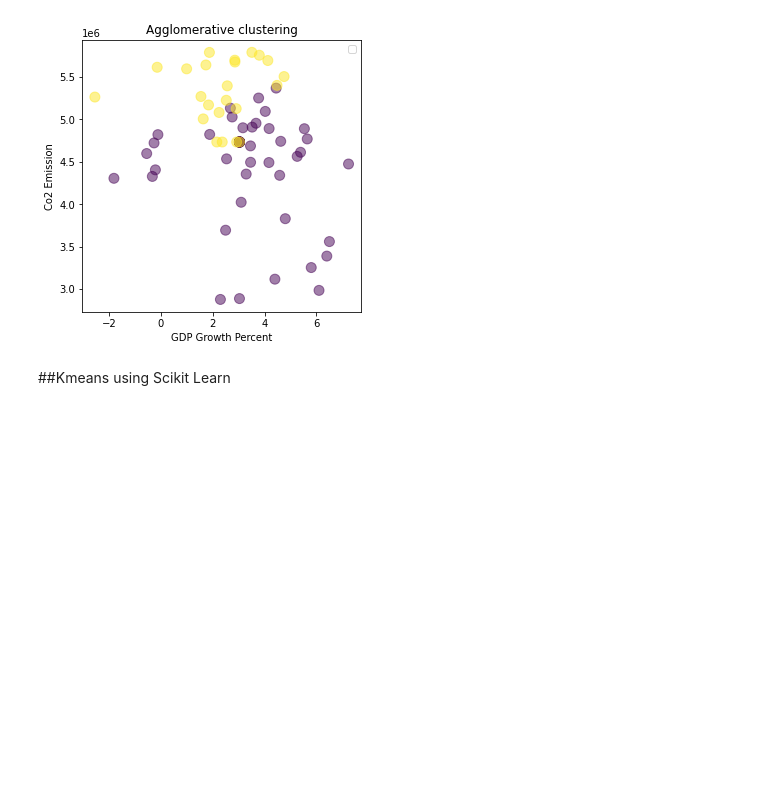
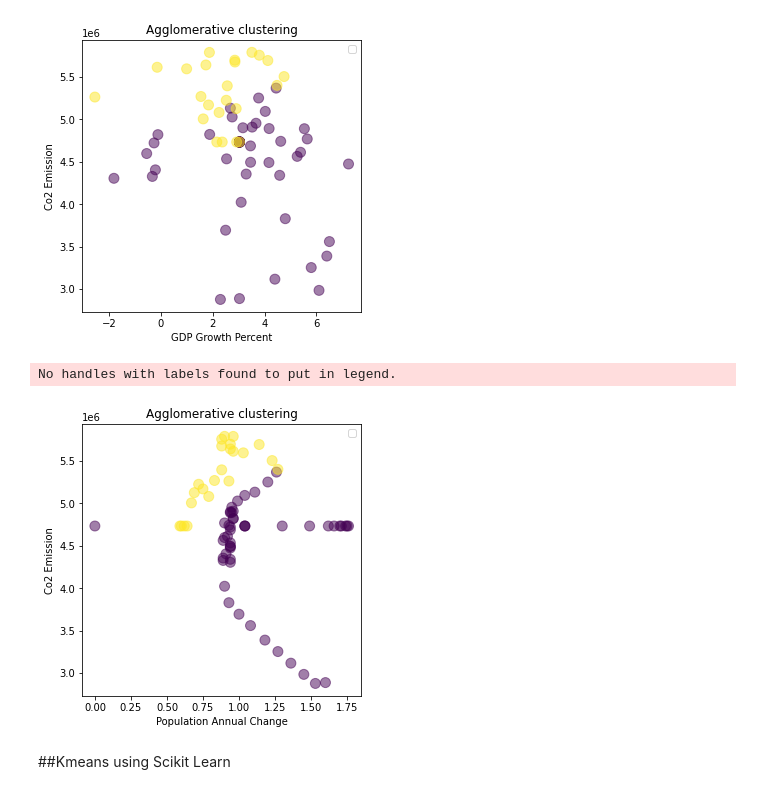
Before and after one commit to raghavadevarajeurs/MachineLearning, a Jupyter notebook: Assignment1/Machine_Learning_KMeans.ipynb, the cells around one changed output. Cells and saved outputs as stored; diff of their text form; code cells hidden in the pictures; blank space fills up the shorter version.

```diff
--- a/Assignment1/Machine_Learning_KMeans.ipynb
+++ b/Assignment1/Machine_Learning_KMeans.ipynb
@@ -362,7 +378,7 @@ No handles with labels found to put in legend.
 from sklearn.cluster import AgglomerativeClustering
 # %%
 cluster = AgglomerativeClustering(n_clusters=2, affinity='euclidean', linkage='average' )
-agglable=cluster.fit_predict(df)
+agglabel=cluster.fit_predict(df)
 # %%
 
 plt.figure(figsize=(5,5))
@@ -375,6 +391,17 @@ plt.show()
 # %% [output]
 No handles with labels found to put in legend.
 [figure]
+# %%
+plt.figure(figsize=(5,5))
+plt.scatter(df.values[:, 13], df.values[:, 4], c=agglabel, s=100, alpha=0.5)
+plt.title('Agglomerative clustering')
+plt.xlabel('Population Annual Change')
+plt.ylabel('Co2 Emission')
+plt.legend()
+plt.show()
+# %% [output]
+No handles with labels found to put in legend.
+[figure, added]
 # %% [markdown]
 ##Kmeans using Scikit Learn
 # %%
```
Also changed, not shown: parts of 8 cells of this notebook.
